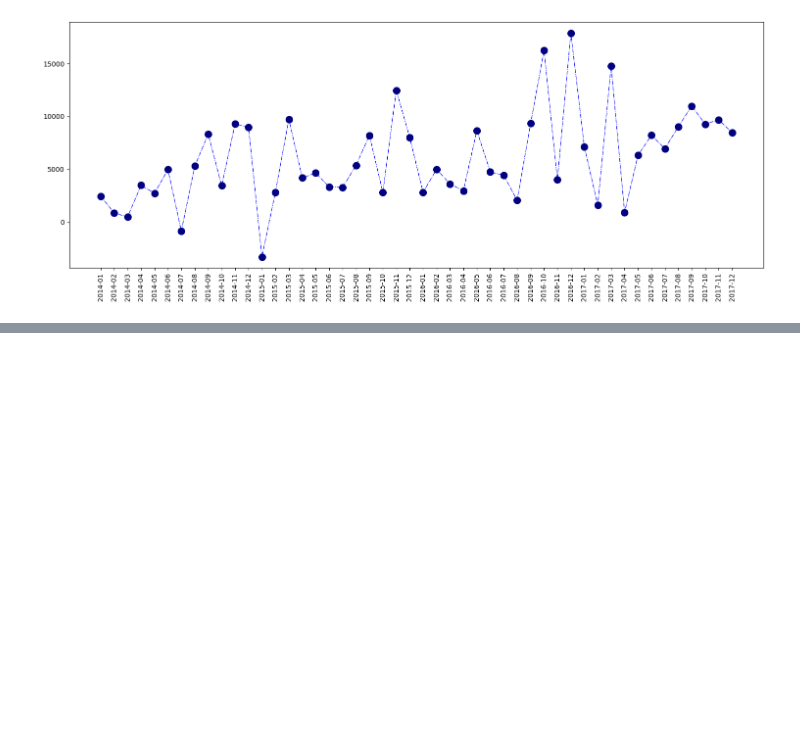
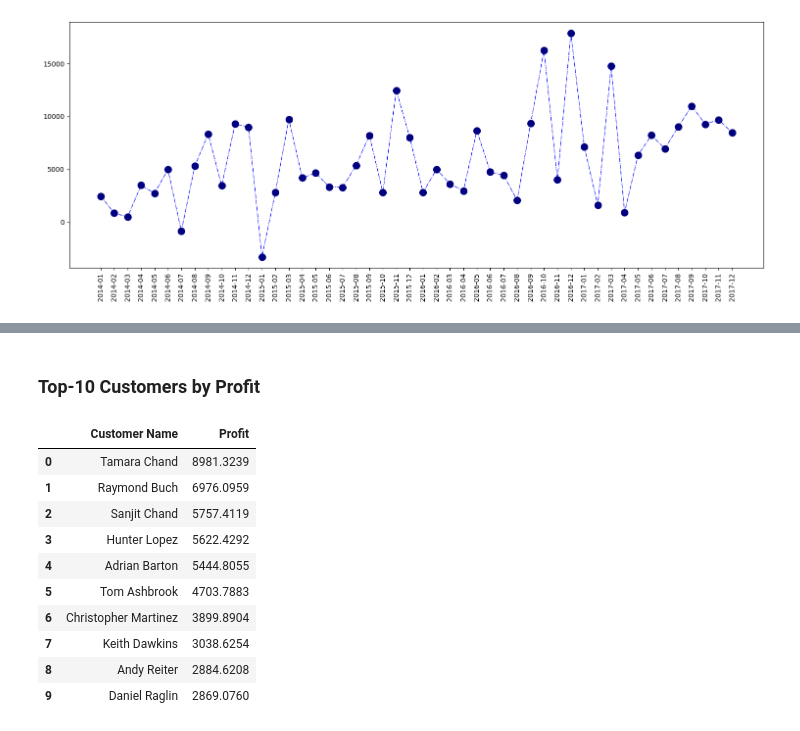
Before and after one commit to RealHaroon/Data-Analytics, a Jupyter notebook: Notebooks/Pandas/Superstore Dataset.ipynb, the cells around one changed output, grey strips where cells are left out. Saved outputs shown, nothing was run; the diff lists cells and outputs as text; code cells hidden in the pictures; blank space fills up the shorter version.

```diff
--- a/Notebooks/Pandas/Superstore Dataset.ipynb
+++ b/Notebooks/Pandas/Superstore Dataset.ipynb
@@ -303,0 +322,16 @@ plt.show()
+# %% [markdown]
+### **Top-10 Customers by Profit**
+# %%
+df.groupby('Customer Name',as_index=False)['Profit'].sum().sort_values(by='Profit',ascending=False).reset_index(drop=True).head(10)
+# %% [output]
+|  | Customer Name | Profit |
+| 0 | Tamara Chand | 8981.3239 |
+| 1 | Raymond Buch | 6976.0959 |
+| 2 | Sanjit Chand | 5757.4119 |
+| 3 | Hunter Lopez | 5622.4292 |
+| 4 | Adrian Barton | 5444.8055 |
+| 5 | Tom Ashbrook | 4703.7883 |
+| 6 | Christopher Martinez | 3899.8904 |
+| 7 | Keith Dawkins | 3038.6254 |
+| 8 | Andy Reiter | 2884.6208 |
+| 9 | Daniel Raglin | 2869.0760 |
```
Also changed, not shown: parts of 8 cells of this notebook.
